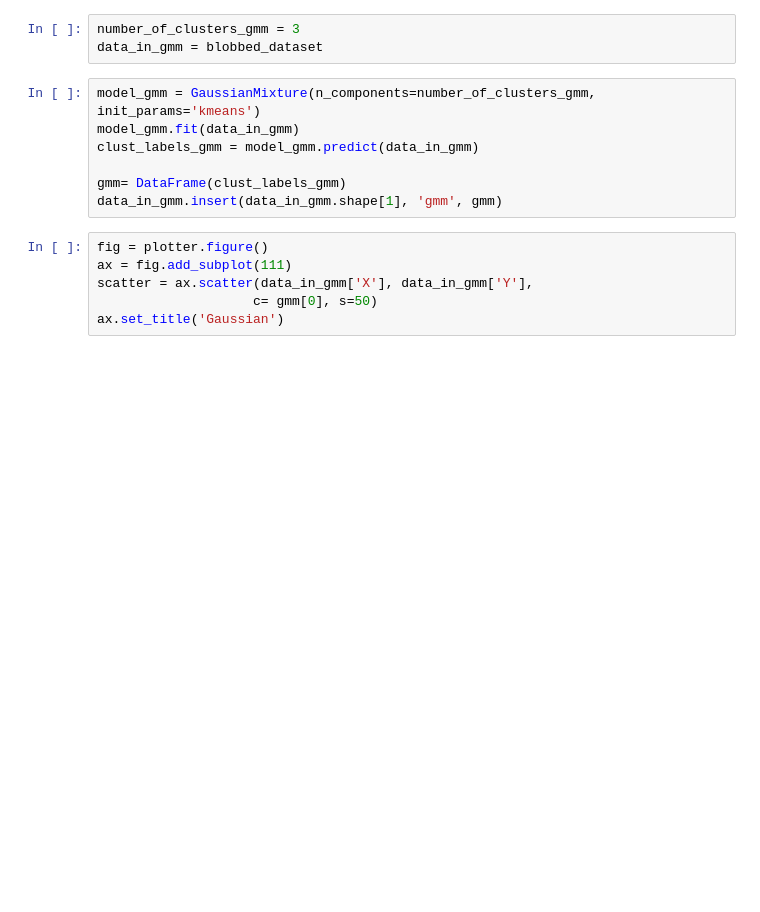
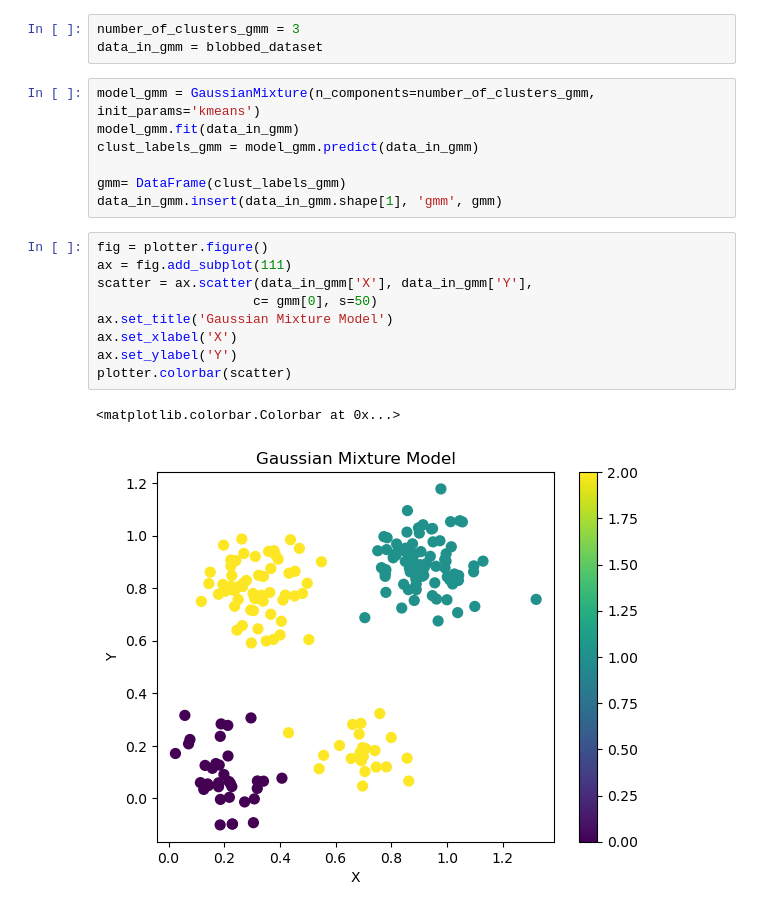
Before and after one commit to Mervvee/AI_Studies, a Jupyter notebook: ddo/Machine Learning/Kümeleme/clustering.ipynb, the cells around one changed output. Drawn from its saved outputs; the diff is of its cells as text; blank space fills up the shorter version.

```diff
--- a/ddo/Machine Learning/Kümeleme/clustering.ipynb
+++ b/ddo/Machine Learning/Kümeleme/clustering.ipynb
@@ -175,6 +175,12 @@ data_in_gmm.insert(data_in_gmm.shape[1], 'gmm', gmm)
 # %%
 fig = plotter.figure()
 ax = fig.add_subplot(111)
 scatter = ax.scatter(data_in_gmm['X'], data_in_gmm['Y'],
                     c= gmm[0], s=50)
-ax.set_title('Gaussian')
+ax.set_title('Gaussian Mixture Model')
+ax.set_xlabel('X')
+ax.set_ylabel('Y')
+plotter.colorbar(scatter)
+# %% [output]
+<matplotlib.colorbar.Colorbar at 0x...>
+[figure, added]
```
Also changed, not shown: parts of 5 cells of this notebook, 1 other file.
